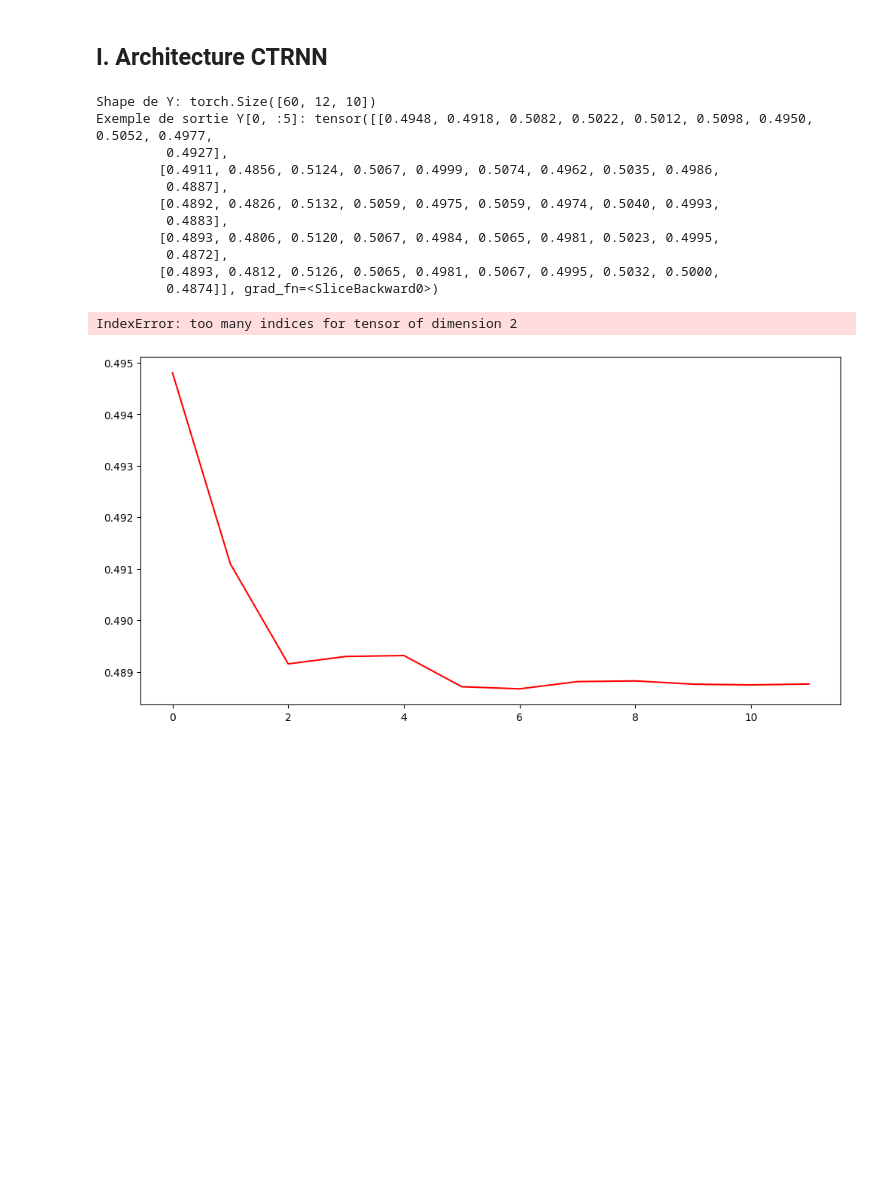
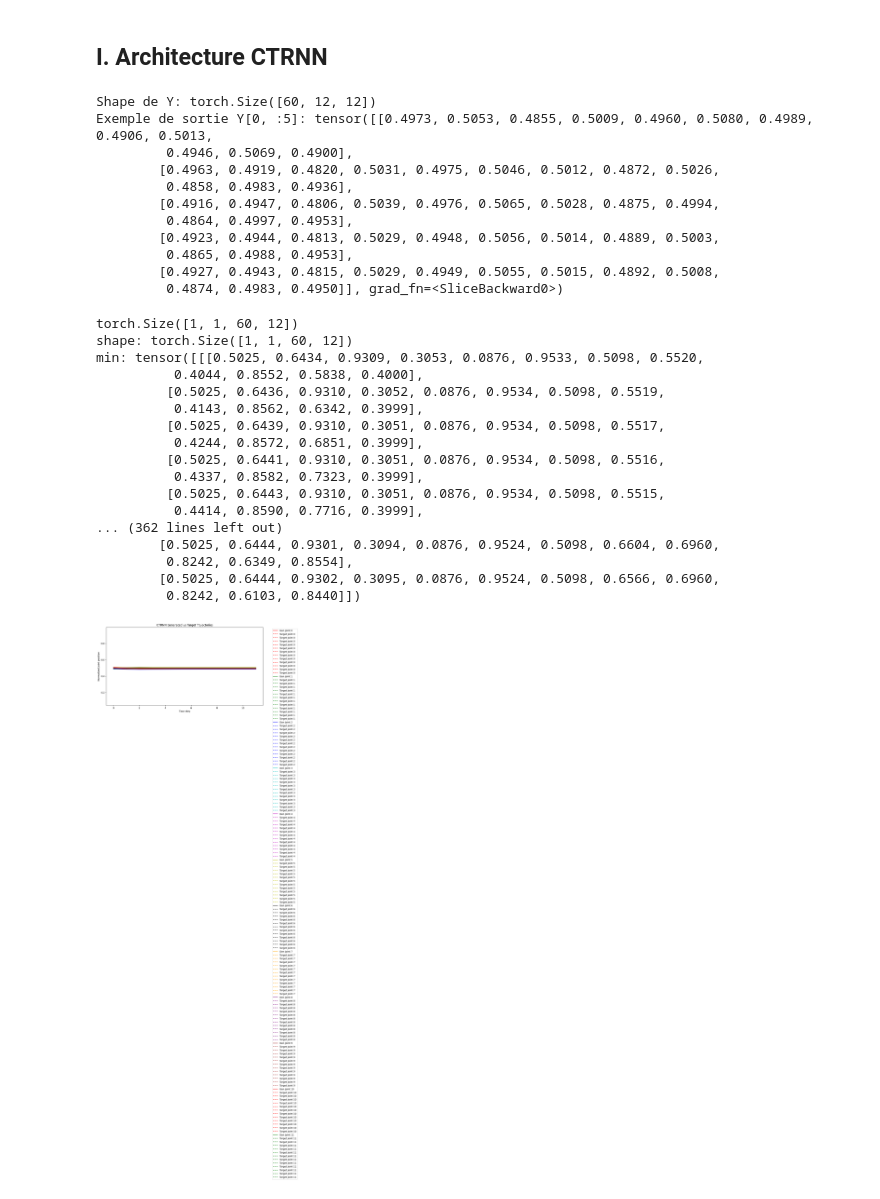
Before and after one commit to elisesuspene/computational_neuroscience_robotics, a Jupyter notebook: td3/td3.ipynb, the cells around one changed output. Saved outputs shown, nothing was run; the diff lists cells and outputs as text; code cells hidden in the pictures; blank space fills up the shorter version.

```diff
--- a/td3/td3.ipynb
+++ b/td3/td3.ipynb
@@ -8,7 +8,7 @@ import torch.nn as nn
 import numpy as np
 
 dt = 0.1
-output_size = 10
+output_size = 12
 
 class CTRNN(nn.Module):
 
@@ -38,7 +38,6 @@ class CTRNN(nn.Module):
             Y.append(y)
         return torch.stack(Y, dim=1)
 
-
 def train_model(model, epochs=100, lr=1e-3, criterion=torch.nn.MSELoss()):
     optimizer = torch.optim.Adam(model.parameters(), lr=lr)
     # Loading dataset
@@ -63,6 +62,7 @@ def train_model(model, epochs=100, lr=1e-3, criterion=torch.nn.MSELoss()):
 # %%
 # Charger un fichier de test
 Q0 = torch.tensor(np.load("TD3-nao-CTRNN/controllers/my_controller/dataset/p0.npy"), dtype=torch.float32)
+Q1 = torch.tensor(np.load("TD3-nao-CTRNN/controllers/my_controller/dataset/p1.npy"), dtype=torch.float32)
 
 # Créer le modèle
 model = CTRNN(hidden_size=50, tau=1.0)
@@ -77,37 +77,71 @@ Y = model.forward(sj, T)
 print("Shape de Y:", Y.shape)  # doit être (batch_size, T, 10)
 print("Exemple de sortie Y[0, :5]:", Y[0, :5])
 # %% [output]
-Shape de Y: torch.Size([60, 12, 10])
-Exemple de sortie Y[0, :5]: tensor([[0.4948, 0.4918, 0.5082, 0.5022, 0.5012, 0.5098, 0.4950, 0.5052, 0.4977,
-         0.4927],
-        [0.4911, 0.4856, 0.5124, 0.5067, 0.4999, 0.5074, 0.4962, 0.5035, 0.4986,
-         0.4887],
-        [0.4892, 0.4826, 0.5132, 0.5059, 0.4975, 0.5059, 0.4974, 0.5040, 0.4993,
-         0.4883],
-        [0.4893, 0.4806, 0.5120, 0.5067, 0.4984, 0.5065, 0.4981, 0.5023, 0.4995,
-         0.4872],
-        [0.4893, 0.4812, 0.5126, 0.5065, 0.4981, 0.5067, 0.4995, 0.5032, 0.5000,
-         0.4874]], grad_fn=<SliceBackward0>)
+Shape de Y: torch.Size([60, 12, 12])
+Exemple de sortie Y[0, :5]: tensor([[0.4973, 0.5053, 0.4855, 0.5009, 0.4960, 0.5080, 0.4989, 0.4906, 0.5013,
+         0.4946, 0.5069, 0.4900],
+        [0.4963, 0.4919, 0.4820, 0.5031, 0.4975, 0.5046, 0.5012, 0.4872, 0.5026,
+         0.4858, 0.4983, 0.4936],
+        [0.4916, 0.4947, 0.4806, 0.5039, 0.4976, 0.5065, 0.5028, 0.4875, 0.4994,
+         0.4864, 0.4997, 0.4953],
+        [0.4923, 0.4944, 0.4813, 0.5029, 0.4948, 0.5056, 0.5014, 0.4889, 0.5003,
+         0.4865, 0.4988, 0.4953],
+        [0.4927, 0.4943, 0.4815, 0.5029, 0.4949, 0.5055, 0.5015, 0.4892, 0.5008,
+         0.4874, 0.4983, 0.4950]], grad_fn=<SliceBackward0>)
 # %%
 import matplotlib.pyplot as plt
 
 # Sélectionner la première séquence
 seq_index = 0
 
-colors = ['r', 'g', 'b', 'c', 'm', 'y', 'k', 'orange', 'purple', 'brown']
+colors = ['r', 'g', 'b', 'c', 'm', 'y', 'k', 'orange', 'purple', 'brown', 'r', 'g']
+
+Q0 = Q0.unsqueeze(0)
+
+print(Q0.shape)
+print("shape:", Q0.shape)
+print("min:", Q0.min(0).values)
+print("max:", Q0.max(0).values)
+
+print(type(Q0))
+print(Q0.shape)
+print(Q0.dtype)
+print(Q0[:5])
+
+print(type(Q1))
+print(Q1.shape)
+print(Q1.dtype)
+print(Q1[:5])
+
 
 plt.figure(figsize=(12, 6))
-for joint in range(10):
+for joint in range(12):
     plt.plot(Y[seq_index, :, joint].detach().cpu().tolist(),
              color=colors[joint], linestyle='-', label=f'Gen Joint {joint}')
     plt.plot(Q0[seq_index, :, joint].cpu().tolist(),
              color=colors[joint], linestyle='--', label=f'Target Joint {joint}')
 
 plt.xlabel('Time step')
 plt.ylabel('Normalized joint position')
 plt.title('CTRNN Generated vs Target Trajectories')
 plt.legend(bbox_to_anchor=(1.05, 1), loc='upper left')
 plt.show()
 # %% [output]
-IndexError: too many indices for tensor of dimension 2
+torch.Size([1, 1, 60, 12])
+shape: torch.Size([1, 1, 60, 12])
+min: tensor([[[0.5025, 0.6434, 0.9309, 0.3053, 0.0876, 0.9533, 0.5098, 0.5520,
+          0.4044, 0.8552, 0.5838, 0.4000],
+         [0.5025, 0.6436, 0.9310, 0.3052, 0.0876, 0.9534, 0.5098, 0.5519,
+          0.4143, 0.8562, 0.6342, 0.3999],
+         [0.5025, 0.6439, 0.9310, 0.3051, 0.0876, 0.9534, 0.5098, 0.5517,
+          0.4244, 0.8572, 0.6851, 0.3999],
+         [0.5025, 0.6441, 0.9310, 0.3051, 0.0876, 0.9534, 0.5098, 0.5516,
+          0.4337, 0.8582, 0.7323, 0.3999],
+         [0.5025, 0.6443, 0.9310, 0.3051, 0.0876, 0.9534, 0.5098, 0.5515,
+          0.4414, 0.8590, 0.7716, 0.3999],
+... (362 lines left out)
+        [0.5025, 0.6444, 0.9301, 0.3094, 0.0876, 0.9524, 0.5098, 0.6604, 0.6960,
+         0.8242, 0.6349, 0.8554],
+        [0.5025, 0.6444, 0.9302, 0.3095, 0.0876, 0.9524, 0.5098, 0.6566, 0.6960,
+         0.8242, 0.6103, 0.8440]])
-[figure, old version]
+[figure, new version]
```
